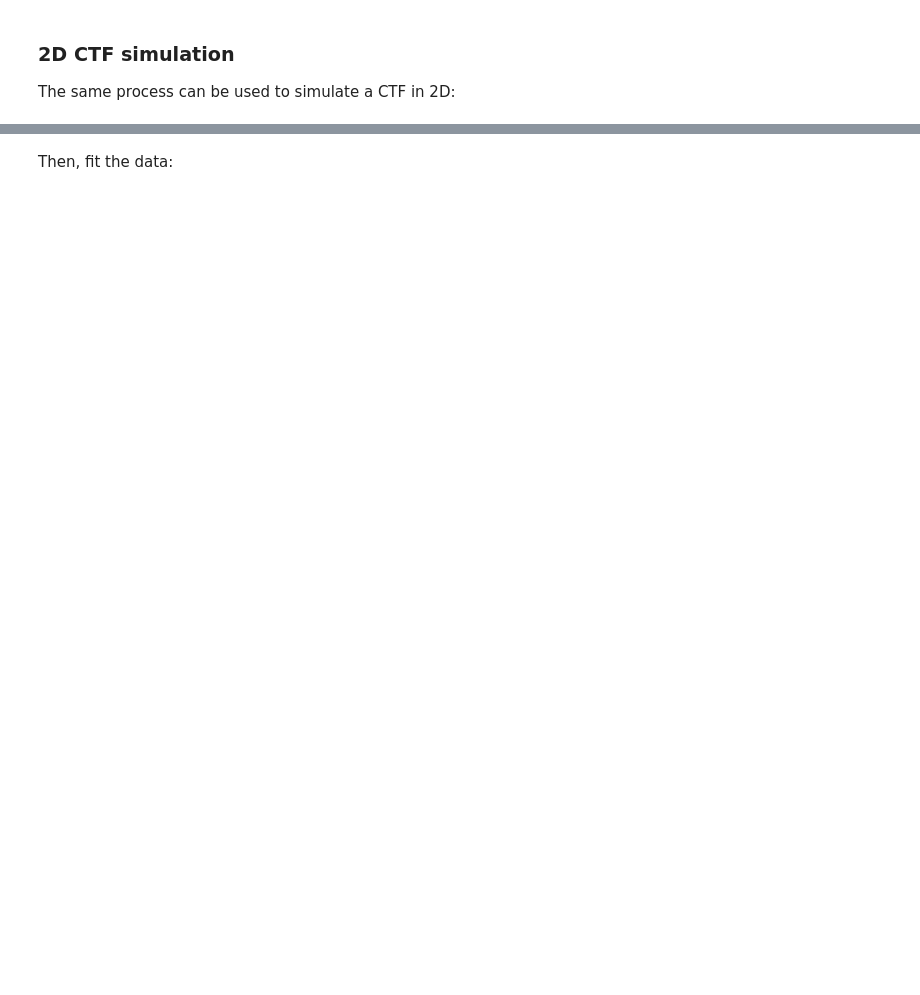
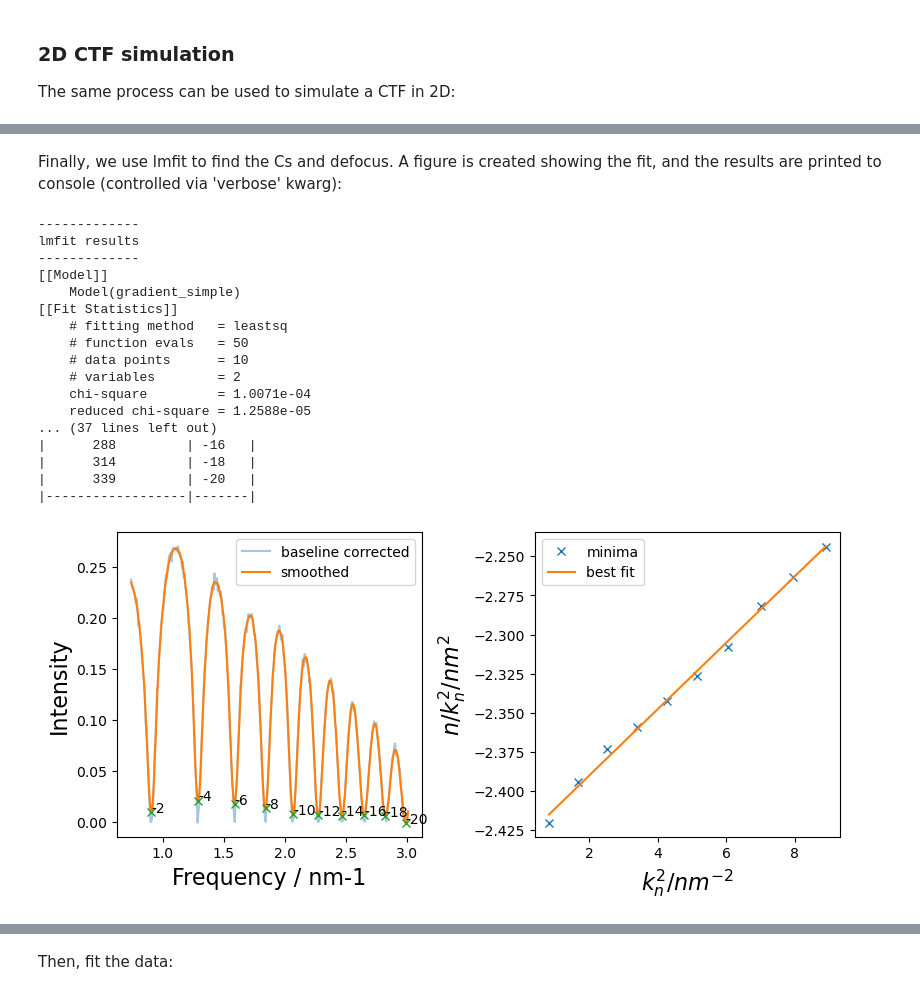
Before and after one commit to benweare/pyCTF, a Jupyter notebook: pyCTF_examples.ipynb, the cells around one changed output, grey strips where cells are left out. Drawn from its saved outputs; the diff is of its cells as text; code cells hidden in the pictures; blank space fills up the shorter version.

```diff
--- a/pyCTF_examples.ipynb
+++ b/pyCTF_examples.ipynb
@@ -57,0 +110,30 @@ We can do this with a linear fit. First, declare the defocus and their accelerat
+# %% [markdown]
+Finally, we use lmfit to find the Cs and defocus. A figure is created showing the fit, and the results are printed to console (controlled via 'verbose' kwarg):
+# %%
+CTF.remove_background( 8, 4 )
+CTF.measure_defocus( polynomial=15,# Polynomial for Savitsky-Golay smoothing.
+                     window=3,# Window size for Savitsky-Golay smoothing.
+                     f_limits=[0.75,3.0],# Range of freqeuncy to fit.
+                     underfocus=True,# False for overfocus.
+                     xlim=[0.4,3.0],# Exclude all minima outside this range.
+                     start=2 )# First index for fitting.
+CTF.print_Cs_results( verbose=True )
+# %% [output]
+-------------
+lmfit results
+-------------
+[[Model]]
+    Model(gradient_simple)
+[[Fit Statistics]]
+    # fitting method   = leastsq
+    # function evals   = 50
+    # data points      = 10
+    # variables        = 2
+    chi-square         = 1.0071e-04
+    reduced chi-square = 1.2588e-05
+... (37 lines left out)
+|      288         | -16   |
+|      314         | -18   |
+|      339         | -20   |
+|------------------|-------|
+[figure, added]
```
Also changed, not shown: parts of 34 cells of this notebook, 10 other files.
